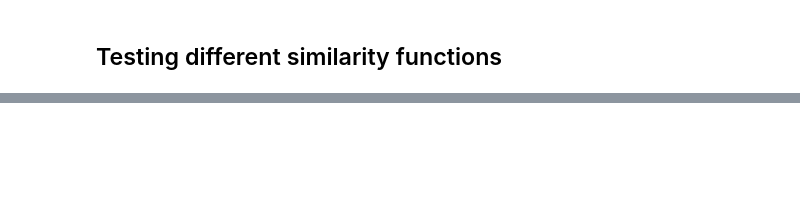
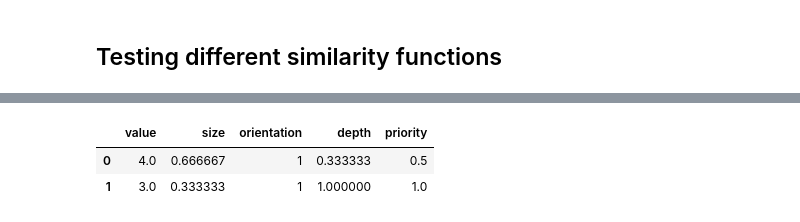
Before and after one commit to benlevyx/interpretable-ml, a Jupyter notebook: notebooks/comparing-db-similarity.ipynb, the cells around one changed output, grey strips where cells are left out. Cells and saved outputs as stored; diff of their text form; code cells hidden in the pictures; blank space fills up the shorter version.

```diff
--- a/notebooks/comparing-db-similarity.ipynb
+++ b/notebooks/comparing-db-similarity.ipynb
@@ -191,2 +195,21 @@ np.save(str(config.data / 'db-similarity-treemaps.npy'), np.dstack(treemaps))
 # %% [markdown]
 ## Setting up similarity comparison
+# %%
+# Loading completed data
+dfs = []
+for i in [1, 2]:
+    df_sims_i = pd.read_excel(config.data / 'db-similarity.xlsx', sheet_name=i)
+    df_sims_i = df_sims_i.filter(regex="(Row ID)|(DB.*)", axis=1)
+    df_sims_i = df_sims_i.rename(columns={
+        'Row ID': 'anchor_id',
+        'DB 1': 'db1',
+        'DB 2': 'db2',
+        'DB 3': 'db3',
+        'DB 4': 'db4'
+    })
+    df_sims_i['annotator'] = i
+    dfs.append(df_sims_i)
+
+all_scores = np.dstack([df.filter(regex='db\d*', axis=1).values for df in dfs])
+true_scores = np.mean(all_scores, axis=2)
+db_ids = dfs[0]['anchor_id'].values
@@ -193,2 +238,10 @@ np.save(str(config.data / 'db-similarity-treemaps.npy'), np.dstack(treemaps))
+# %%
+all_ids = np.loadtxt(str(config.data / 'db-similarity-task.csv'), delimiter=',')
+all_ids = all_ids.astype(int)
+treemaps = np.load(str(config.data / 'db-similarity-treemaps.npy'))
+treemaps = np.moveaxis(treemaps, 2, 0)
+# %%
+height, width = 10, 12
+infoarchs = [ia.InfoArchTree.from_array(i, arr, height=height, width=width) for i, arr in enumerate(treemaps)]
 # %% [markdown]
 ## Testing different similarity functions
@@ -194,0 +361,6 @@ np.save(str(config.data / 'db-similarity-treemaps.npy'), np.dstack(treemaps))
+# %%
+infoarchs[0].get_features()
+# %% [output]
+|  | value | size | orientation | depth | priority |
+| 0 | 4.0 | 0.666667 | 1 | 0.333333 | 0.5 |
+| 1 | 3.0 | 0.333333 | 1 | 1.000000 | 1.0 |
```
Also changed, not shown: parts of 12 cells of this notebook, 10 other files.
